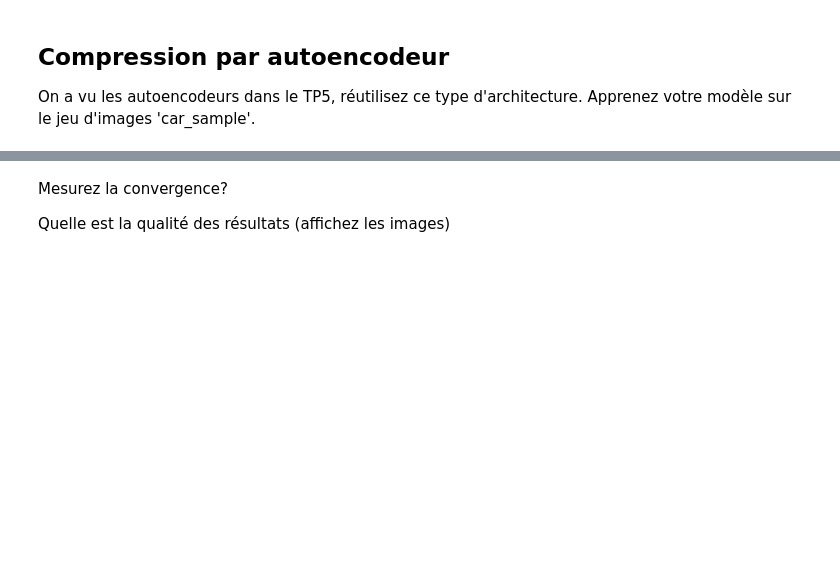
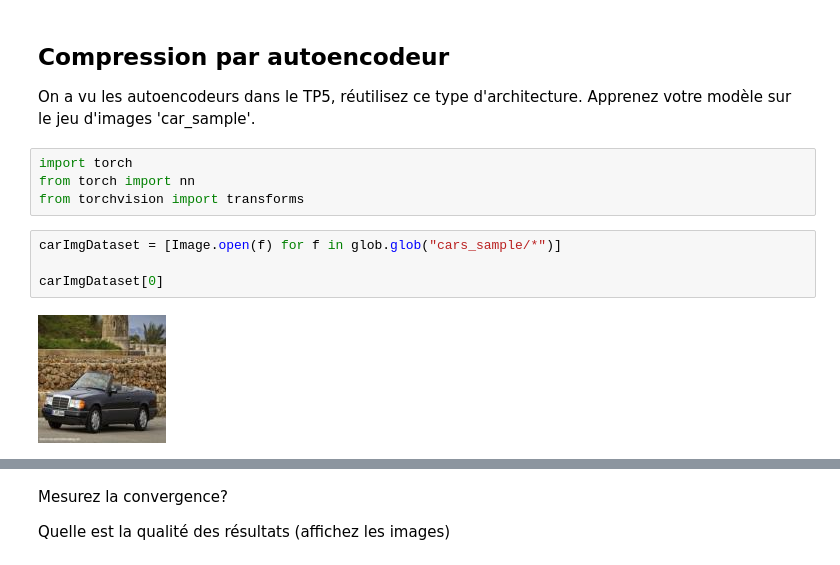
Before and after one commit to charles66820/CREMIfiles, a Jupyter notebook: IS329_fouille/project/Projet-DL-Image.ipynb, the cells around one changed output, grey strips where cells are left out. Saved outputs shown, nothing was run; the diff lists cells and outputs as text; blank space fills up the shorter version.

```diff
--- a/IS329_fouille/project/Projet-DL-Image.ipynb
+++ b/IS329_fouille/project/Projet-DL-Image.ipynb
@@ -192,3 +192,13 @@ et pour un k=128: 65536
 ## Compression par autoencodeur
 
 On a vu les autoencodeurs dans le TP5, réutilisez ce type d'architecture. Apprenez votre modèle sur le jeu d'images 'car_sample'.
+# %%
+import torch
+from torch import nn
+from torchvision import transforms
+# %%
+carImgDataset = [Image.open(f) for f in glob.glob("cars_sample/*")]
+
+carImgDataset[0]
+# %% [output]
+[figure, added]
```
Also changed, not shown: parts of 8 cells of this notebook.
